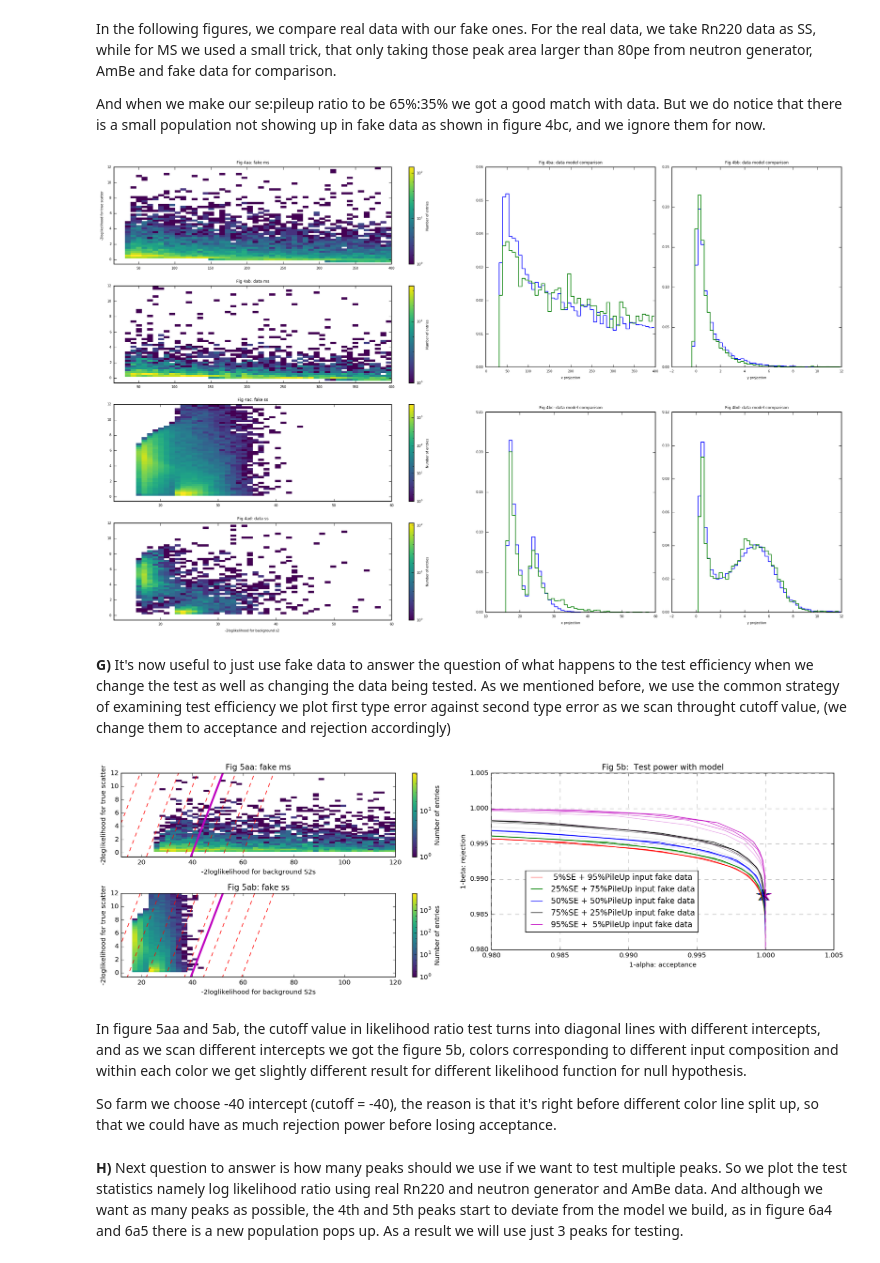
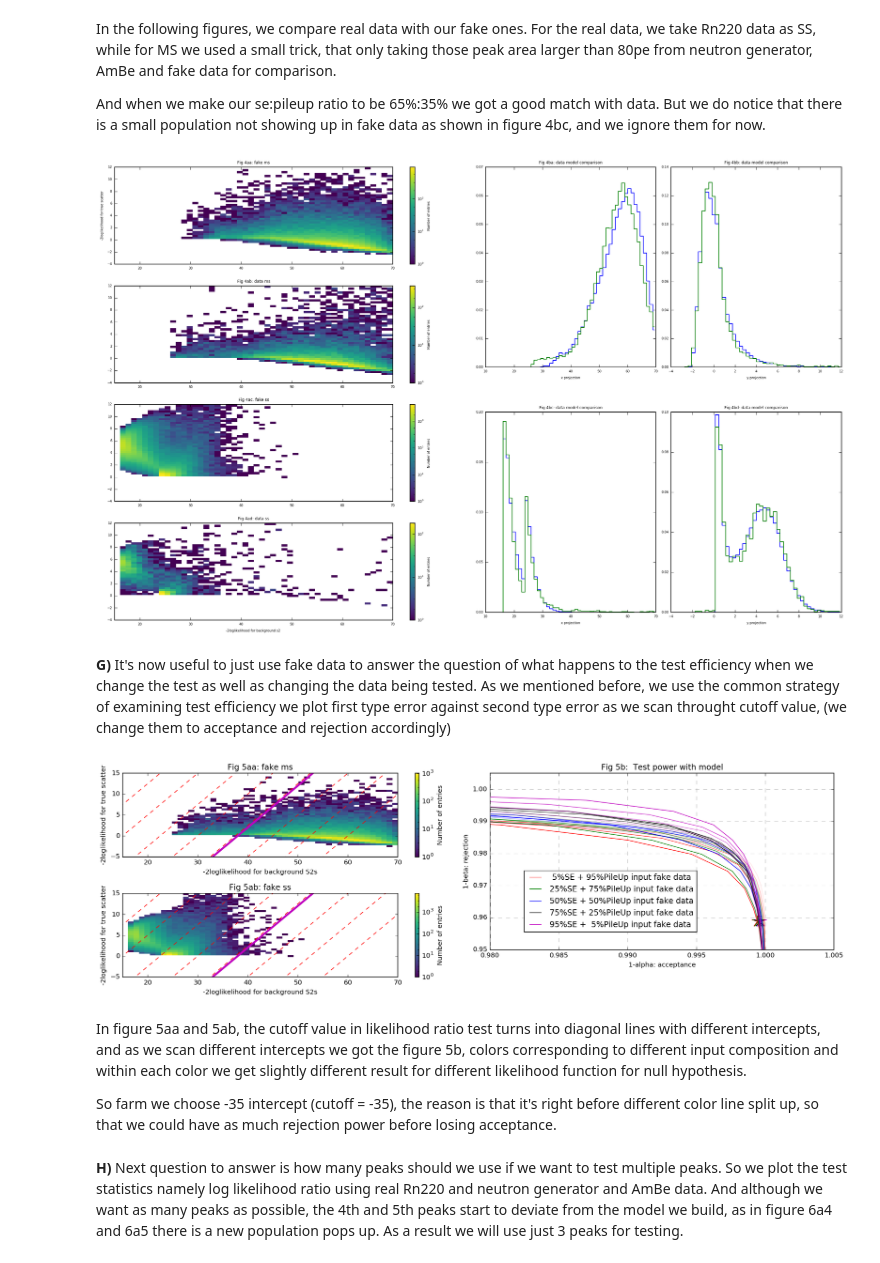
Before and after one commit to zhut19/xenon1t, a Jupyter notebook: s2_single_scatter_cut/sr1_cut_design.ipynb, the cells around one changed output. Saved outputs shown, nothing was run; the diff lists cells and outputs as text; code cells hidden in the pictures.

```diff
--- a/s2_single_scatter_cut/sr1_cut_design.ipynb
+++ b/s2_single_scatter_cut/sr1_cut_design.ipynb
@@ -615,33 +648,47 @@ The reason we don't use pure data to examine the efficiency of different tests i
 
 However there is a small problem that we don't have a 'Z' distribution which is relavent in production of width:model ratio. In this work we just use uniform distribution, and it turns out fine.
 # %%
+from scipy.stats import truncnorm
 #########################Here we generate mc data to check rejection power##################
 ns = int(1e5)
 df_mc_ms = pd.DataFrame()
-df_mc_ms['area'] = np.random.uniform(80,2000,ns)
+q = np.random.uniform(0,1,ns)
+df_mc_ms['area'] = truncnorm.isf(q, -90, np.inf, loc = 90, scale = 800)
 q = np.random.uniform(0,1,ns)
 df_mc_ms['width_ratio'] = chi2.isf(q, np.clip(df_mc_ms['area'].values, 150, np.inf)/23) / (np.clip(df_mc_ms['area'].values, 150, np.inf)/23)
-z = np.random.uniform(-90,-10,ns)
+q = np.random.uniform(0,1,ns)
+z = truncnorm.isf(q, -np.inf, 55, loc = -55, scale = 33)
 df_mc_ms['width'] = df_mc_ms['width_ratio'].values * s2w.s2_width_model(z)
+
+ph = Hist1d(df_rn.s2_1_z, range = (-300,0), bins = 300)
+ph = Hist1d.from_histogram(ph.normalized_histogram, bin_edges = ph.bin_edges)
+ff = interp1d(ph.cumulative_density, ph.bin_centers)
+q = np.random.uniform(0.01,0.99,ns)
+z = ff(q)
+
 
 ns = int(1e5)
 df_mc_pu = pd.DataFrame()
-df_mc_pu['area'] = np.random.normal(59.82, 12.74,ns)
+df_mc_pu['area'] = np.random.normal(60, 13.4,ns)
+ph = Hist1d(np.zeros(10),bins = np.linspace(0,10000,10000))
+ph.histogram = normed_Fer_Dir_exp(ph.bin_centers, 1.13e-03, 890, 1.37e-02)
+ff = interp1d(ph.cumulative_density, ph.bin_centers)
 q = np.random.uniform(0,1,ns)
-ph = Hist1d(np.zeros(10),bins = np.linspace(0,9000,500))
-ph.histogram = normed_Fer_Dir_exp(ph.bin_centers, 1.16e-03, 9.19e+02, 1.44e-02)
-from scipy.interpolate import interp1d
-ff = interp1d(ph.cumulative_density, ph.bin_centers)
 df_mc_pu['width'] = ff(q)
-z = np.random.uniform(-150,-0,ns)
 df_mc_pu['width_ratio'] = df_mc_pu['width'].values / s2w.s2_width_model(z)
 
 ns = int(1e5)
 df_mc_se = pd.DataFrame()
-df_mc_se['area'] = np.random.normal(38.32,6.35,ns)
+ph = Hist1d(np.zeros(10),bins = np.linspace(0,5000,5000))
+ph.histogram = normed_crystal_ball(ph.bin_centers, 1.15, 4.5, 38.03, 6.00)
+ff = interp1d(ph.cumulative_density, ph.bin_centers)
 q = np.random.uniform(0,1,ns)
-df_mc_se['width'] = chi2.isf(q, 23) / 0.11
-z = np.random.uniform(-150,0,ns)
+df_mc_se['area'] = ff(q)
+ph = Hist1d(np.zeros(10),bins = np.linspace(0,10000,10000))
+ph.histogram = ext_normed_chi2_Fisher_crystal_ball(ph.bin_centers, 25, 8.07, 1.05, 3.44)
+ff = interp1d(ph.cumulative_density, ph.bin_centers)
+q = np.random.uniform(0,1,ns)
+df_mc_se['width'] = ff(q) * np.sqrt(df_mc_se['area'] / 38.03)
 df_mc_se['width_ratio'] = df_mc_se['width'].values / s2w.s2_width_model(z)
 # %% [markdown]
 In the following figures, we compare real data with our fake ones. For the real data, we take Rn220 data as SS, while for MS we used a small trick, that only taking those peak area larger than 80pe from neutron generator, AmBe and fake data for comparison.
@@ -654,11 +701,11 @@ fig = plt.figure()
 
 llh = [se_likelihood, pileup_likelihood, scatter_likelihood]
 
-emu, kmu = 0.65, 0.65
+emu, kmu = 0.75, 0.75
 loglx, logly = 'loglx', 'logly'
 area, width, width_ratio = 'area', 'width', 'width_ratio'
-unified_bins_ms = (np.linspace(16,400,51),np.linspace(-0.6,12,51))
-unified_bins_ss = (np.linspace(12,60,51),np.linspace(-0.6,12,51))
+unified_bins_ms = (np.linspace(15,70,51),np.linspace(-4,12,51))
+unified_bins_ss = (np.linspace(15,70,51),np.linspace(-4,12,51))
 
 def addll(df, loglx, logly, kmu):
     if loglx != None:
@@ -712,7 +759,7 @@ logly = 's2_' + peak_order + '_loglikelihood_y'
 
 ###########################Plot MS data##############################
 df_m = df_nt
-df_m = df_m[getattr(df_m, area) > 100]
+df_m = df_m[getattr(df_m, area) > 80]
 df_m = addll(df_m, loglx, logly, kmu)
 with plotting2d(623):
     mh = Histdd(getattr(df_m, loglx), getattr(df_m, logly),
@@ -725,34 +772,34 @@ with plotting1d(343):
     ph = Hist1d.from_histogram(ph.normalized_histogram, bin_edges = ph.bin_edges)
 plt_config(title = 'Fig 4ba: data model comparison', xlabel = 'x projection')
 
 with plotting1d(344):
     ph = mh.project(axis = 1)
     ph = Hist1d.from_histogram(ph.normalized_histogram, bin_edges = ph.bin_edges)
 plt_config(title = 'Fig 4bb: data model comparison', xlabel = 'y projection')
 
 ###########################Plot SS data##############################
 df_s = df_rn
 df_s = addll(df_s, loglx, logly, kmu)
 with plotting2d(627):
     mh = Histdd(getattr(df_s, loglx), getattr(df_s, logly),
                 axis_names = ('-2loglikelihood for background s2 ', ''),
                 bins = unified_bins_ss)
 plt_config(title = 'Fig 4ad: data ss')
 
 with plotting1d(347):
     ph = mh.project(axis = 0)
     ph = Hist1d.from_histogram(ph.normalized_histogram, bin_edges = ph.bin_edges)
 plt_config(title = 'Fig 4bc: data model comparison', xlabel = 'x projection')
 
 with plotting1d(348):
     ph = mh.project(axis = 1)
     ph = Hist1d.from_histogram(ph.normalized_histogram, bin_edges = ph.bin_edges)
 plt_config(title = 'Fig 4bd: data model comparison', xlabel = 'y projection')
 
 plt.tight_layout()
 plt.show()
 # %% [output]
-[figure, old version]
+[figure, new version]
 # %% [markdown]
 __G)__ It's now useful to just use fake data to answer the question of what happens to the test efficiency when we change the test as well as changing the data being tested. As we mentioned before, we use the common strategy of examining test efficiency we plot first type error against second type error as we scan throught cutoff value, (we change them to acceptance and rejection accordingly)
 # %%
@@ -763,7 +810,7 @@ fig = plt.figure()
 
 llh = [se_likelihood, pileup_likelihood, scatter_likelihood]
 
-cutoff = -40
+cutoff = -38
 x = np.linspace(0, 400, 101)
 emu, kmu = 0.65, 0.65
 loglx, logly = 'loglx', 'logly'
@@ -783,7 +830,7 @@ def plot_demolines():
         plt.plot(x, x + a, 'r--', lw = 1.0)
     a = cutoff
     plt.plot(x, x + a, 'm-', lw = 3.0)
-unified_bins = (np.linspace(12,120,51),np.linspace(-0.6,12,51))
+unified_bins = (np.linspace(15,70,51),np.linspace(-5,15,51))
 
 ###########################Plot MS MC##############################
 df_m = df_mc_ms[getattr(df_mc_ms, area) > 80]
@@ -830,17 +877,17 @@ for k, emu in enumerate([0.05,0.25,0.5,0.75,0.95]):
 plt.legend(handles = handles, loc = [0.1,0.1])
 
 plt_config(title = 'Fig 5b:  Test power with model',
-           xlabel = '1-alpha: acceptance', ylabel = '1-beta: rejection',xbounds = [0.98,1.005], ybounds = [0.98,1.005])
+           xlabel = '1-alpha: acceptance', ylabel = '1-beta: rejection',xbounds = [0.98,1.005], ybounds = [0.95,1.005])
 plt.grid(b=True, which='both', color='0.65',linestyle='--')
 
 plt.tight_layout()
 plt.show()
 # %% [output]
-[figure, old version]
+[figure, new version]
 # %% [markdown]
 In figure 5aa and 5ab, the cutoff value in likelihood ratio test turns into diagonal lines with different intercepts, and as we scan different intercepts we got the figure 5b, colors corresponding to different input composition and within each color we get slightly different result for different likelihood function for null hypothesis.
 
-So farm we choose -40 intercept (cutoff = -40), the reason is that it's right before different color line split up, so that we could have as much rejection power before losing acceptance.
+So farm we choose -35 intercept (cutoff = -35), the reason is that it's right before different color line split up, so that we could have as much rejection power before losing acceptance.
 # %% [markdown]
 __H)__ Next question to answer is how many peaks should we use if we want to test multiple peaks. So we plot the test statistics namely log likelihood ratio using real Rn220 and neutron generator and AmBe data. And although we want as many peaks as possible, the 4th and 5th peaks start to deviate from the model we build, as in figure 6a4 and 6a5 there is a new population pops up. As a result we will use just 3 peaks for testing.
 # %%
```
Also changed, not shown: parts of 12 cells of this notebook.
